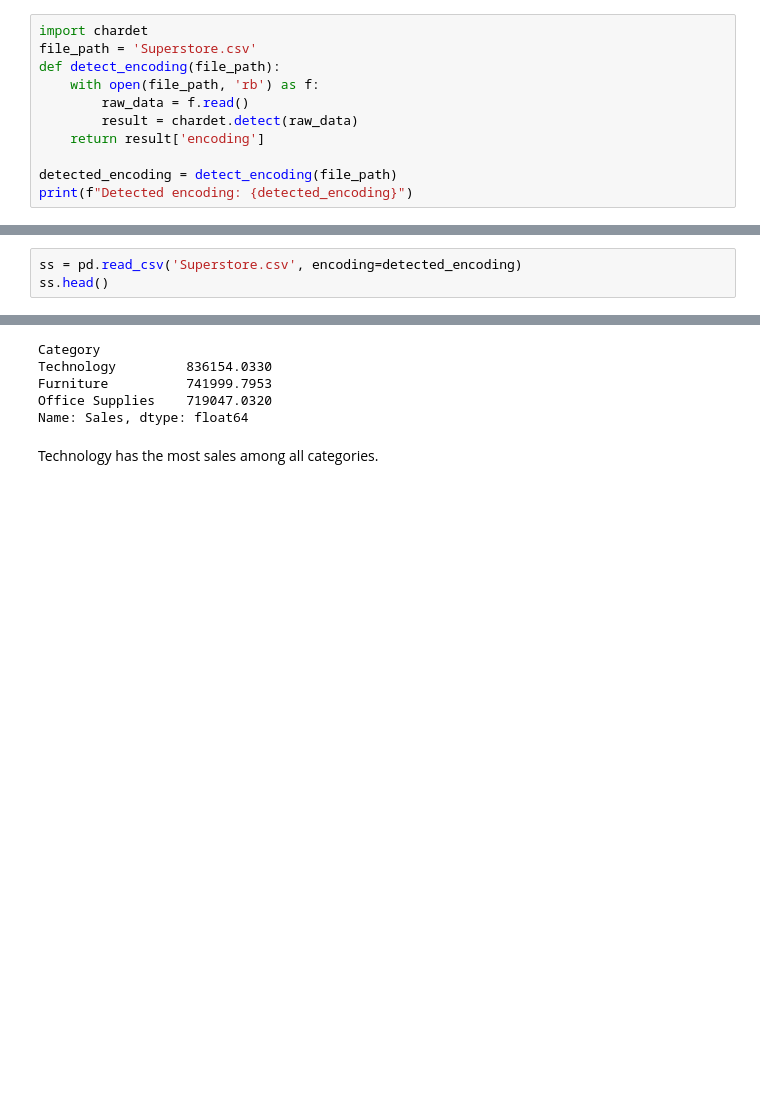
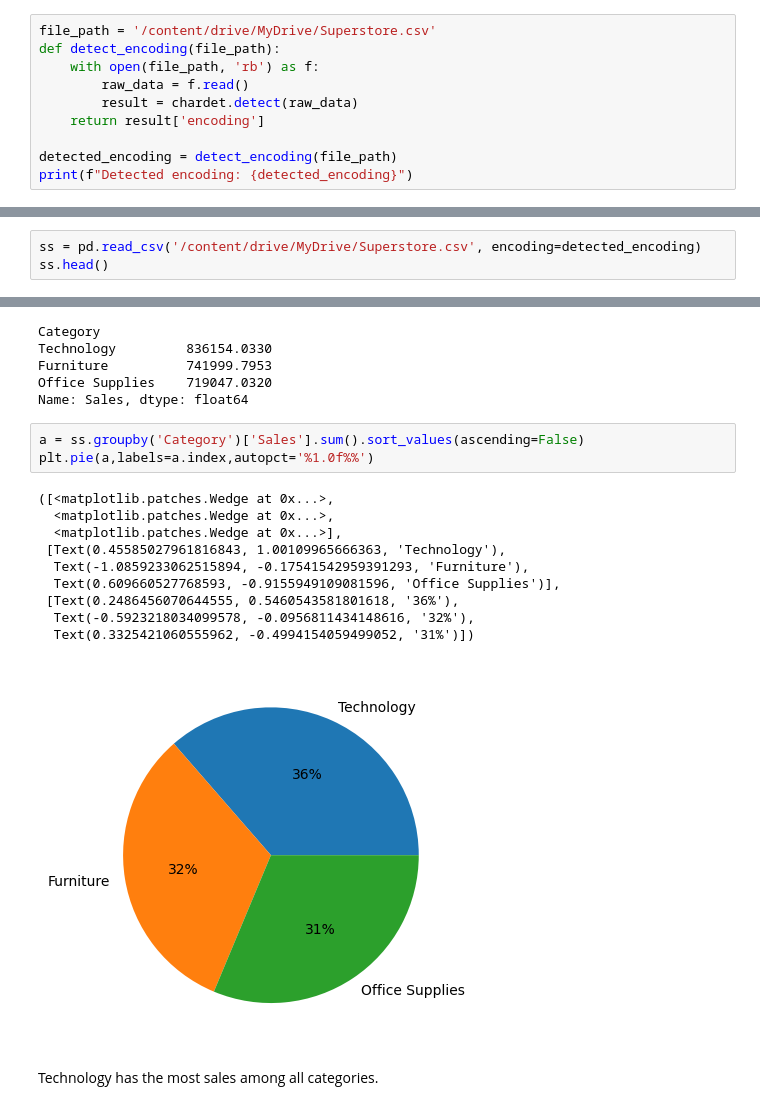
Before and after one commit to Krittapad12348/Superstore_Analysis, a Jupyter notebook: superstore_python.ipynb, the cells around one changed output, grey strips where cells are left out. Drawn from its saved outputs; the diff is of its cells as text; blank space fills up the shorter version.

```diff
--- a/superstore_python.ipynb
+++ b/superstore_python.ipynb
@@ -35,8 +41,7 @@ from mlxtend.frequent_patterns import apriori, association_rules
 # %% [markdown]
 Data from 2011 - 2014
 # %%
-import chardet
-file_path = 'Superstore.csv'
+file_path = '/content/drive/MyDrive/Superstore.csv'
 def detect_encoding(file_path):
     with open(file_path, 'rb') as f:
         raw_data = f.read()
@@ -48,7 +53,7 @@ print(f"Detected encoding: {detected_encoding}")
 # %% [output]
 Detected encoding: Windows-1252
 # %%
-ss = pd.read_csv('Superstore.csv', encoding=detected_encoding)
+ss = pd.read_csv('/content/drive/MyDrive/Superstore.csv', encoding=detected_encoding)
 ss.head()
 # %% [output]
 |  | Row ID | Order ID | Order Date | Ship Date | Ship Mode | Customer ID | Customer Name | Segment | Country | ... |
@@ -152,6 +157,20 @@ Technology         836154.0330
 Furniture          741999.7953
 Office Supplies    719047.0320
 Name: Sales, dtype: float64
+# %%
+a = ss.groupby('Category')['Sales'].sum().sort_values(ascending=False)
+plt.pie(a,labels=a.index,autopct='%1.0f%%')
+# %% [output]
+([<matplotlib.patches.Wedge at 0x...>,
+  <matplotlib.patches.Wedge at 0x...>,
+  <matplotlib.patches.Wedge at 0x...>],
+ [Text(0.45585027961816843, 1.00109965666363, 'Technology'),
+  Text(-1.0859233062515894, -0.17541542959391293, 'Furniture'),
+  Text(0.609660527768593, -0.9155949109081596, 'Office Supplies')],
+ [Text(0.2486456070644555, 0.5460543581801618, '36%'),
+  Text(-0.5923218034099578, -0.0956811434148616, '32%'),
+  Text(0.3325421060555962, -0.4994154059499052, '31%')])
+[figure, added]
 # %% [markdown]
 Technology has the most sales among all categories.
 # %%
```
Also changed, not shown: parts of 21 cells of this notebook.
